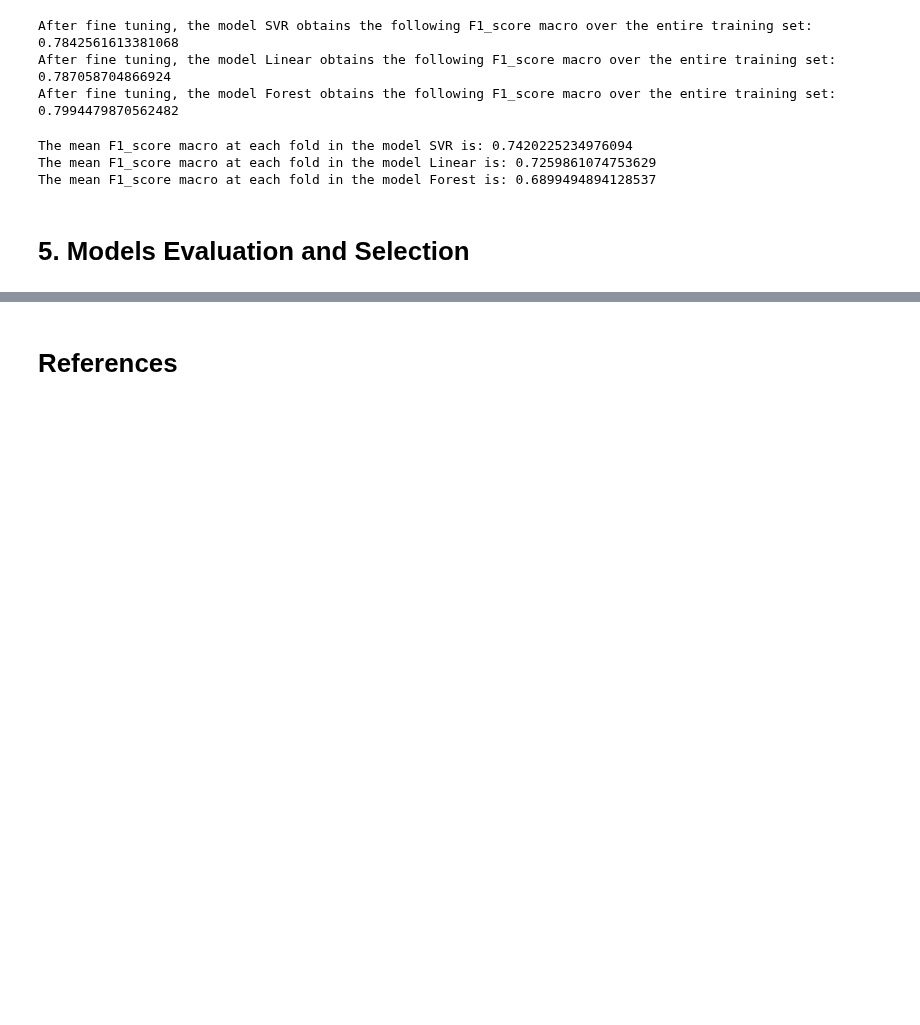
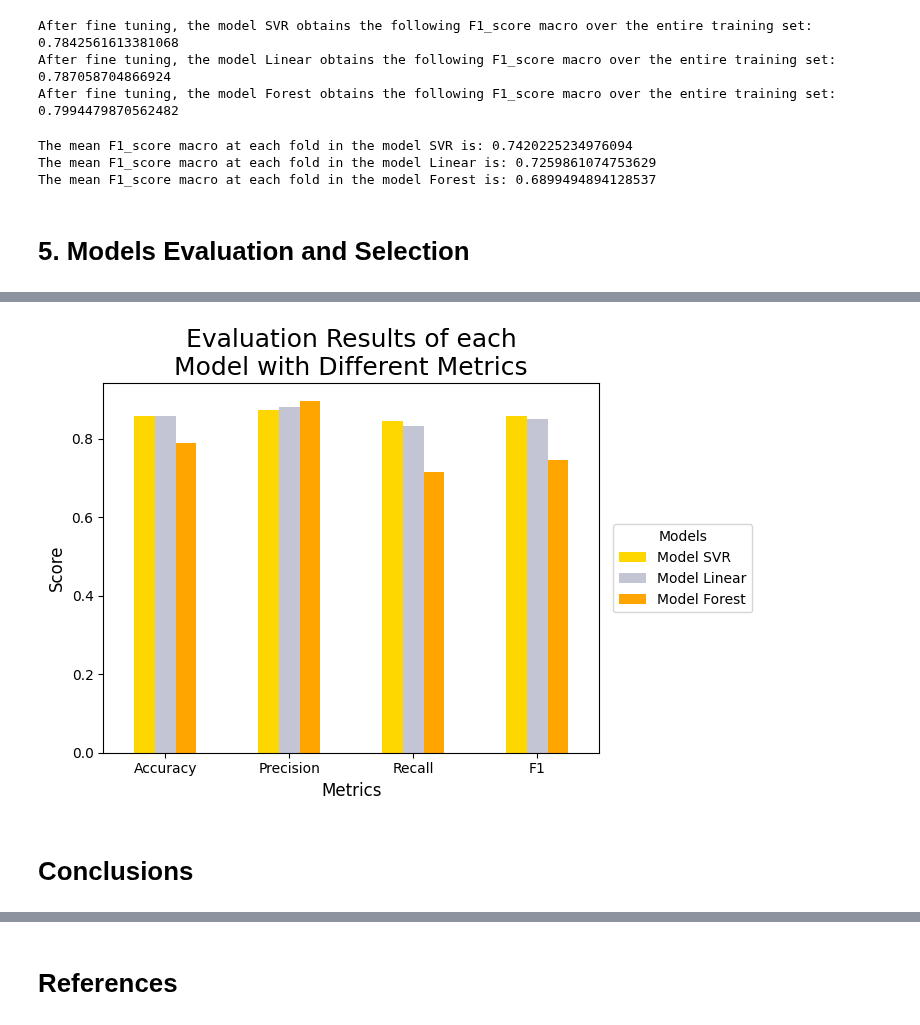
Before and after one commit to alexisuaguilaru/Country_Income_Model, a Jupyter notebook: MachineLearningModels/Models.ipynb, the cells around one changed output, grey strips where cells are left out. Saved outputs shown, nothing was run; the diff lists cells and outputs as text; code cells hidden in the pictures; blank space fills up the shorter version.

Commit message:
ADD models evaluatio and conclusions section into Models

```diff
--- a/MachineLearningModels/Models.ipynb
+++ b/MachineLearningModels/Models.ipynb
@@ -254,3 +260,9 @@ DumpSaveModels(models,ModelNames)
 # Load models from a .pkl files
 
 BestModels = list(LoadModels(ModelNames))
+# %%
+# Evaluating models
+
+EvaluationResults = EvaluateModels(ModelNames,BestModels,X_eval,y_eval)
+
+EvaluationResults
@@ -256,0 +275,9 @@ BestModels = list(LoadModels(ModelNames))
+# %%
+# Plotting evaluation results
+
+ColorPalette = ["#FFD700", "#C3C4D4", "#FFA500"]
+PlotEvaluationResults(EvaluationResults,ColorPalette)
+# %% [output]
+[figure, added]
+# %% [markdown]
+# Conclusions
```
Also changed, not shown: parts of 9 cells of this notebook, 4 other files.
